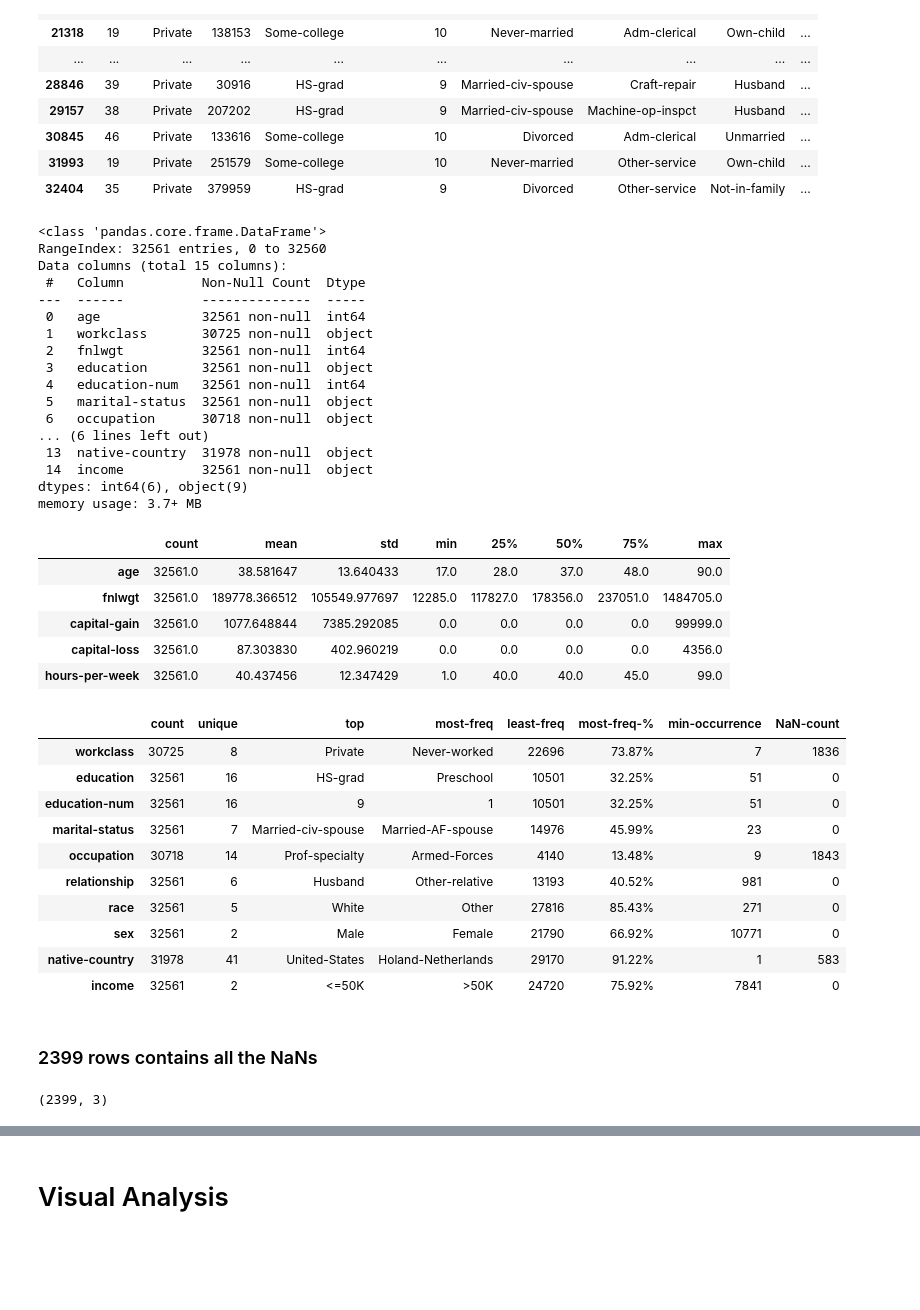
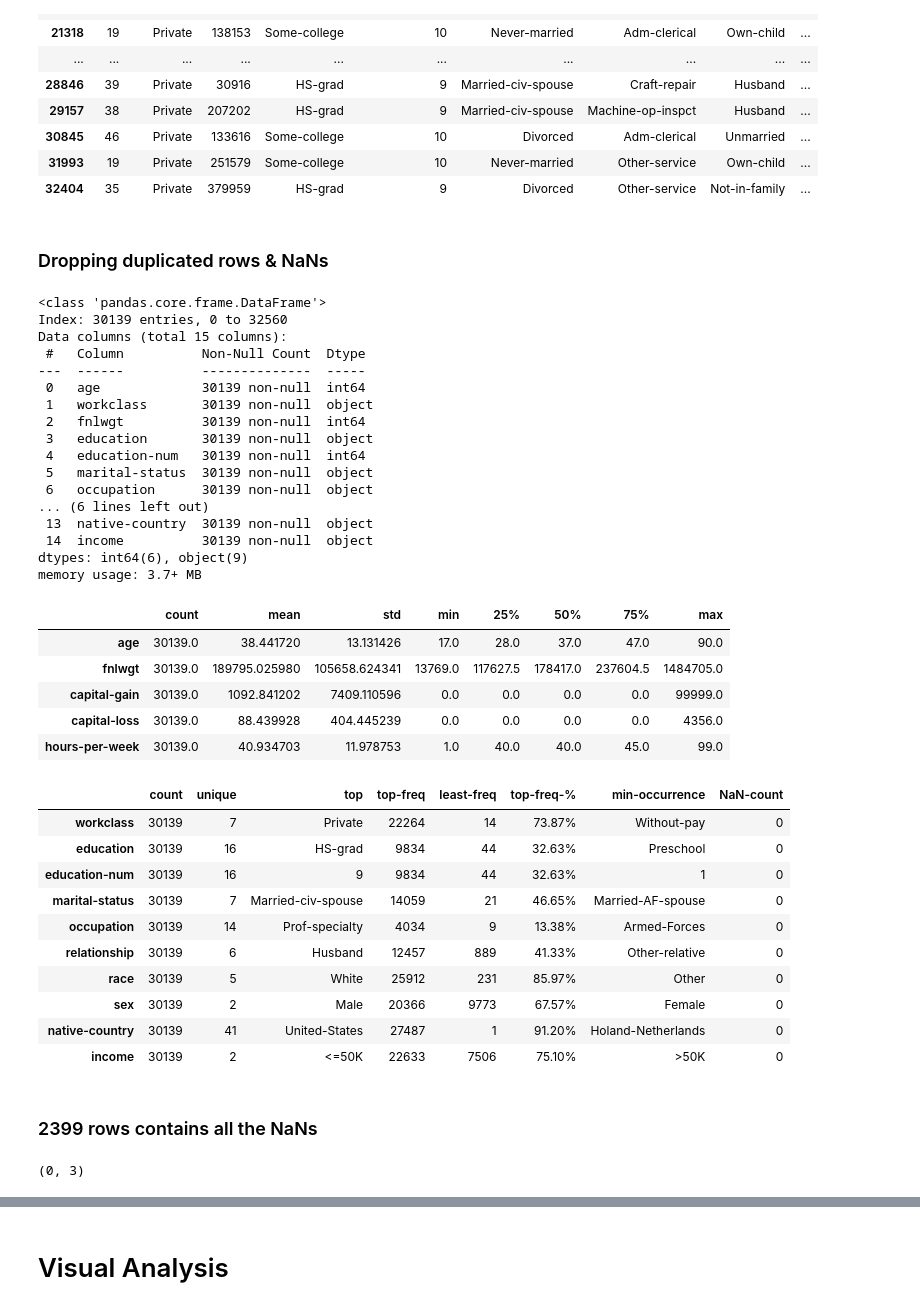
Before and after one commit to HanyAbdelsalam/UCI-Adult-Income-Data-Analysis-practice, a Jupyter notebook: main.ipynb, the cells around one changed output, grey strips where cells are left out. Drawn from its saved outputs; the diff is of its cells as text; code cells hidden in the pictures; blank space fills up the shorter version.

```diff
--- a/main.ipynb
+++ b/main.ipynb
@@ -84,24 +88,30 @@ train[train.duplicated()]
 | 30845 | 46 | Private | 133616 | Some-college | 10 | Divorced | Adm-clerical | Unmarried | ... |
 | 31993 | 19 | Private | 251579 | Some-college | 10 | Never-married | Other-service | Own-child | ... |
 | 32404 | 35 | Private | 379959 | HS-grad | 9 | Divorced | Other-service | Not-in-family | ... |
+# %% [markdown]
+### Dropping duplicated rows & NaNs
+# %%
+train = train.drop_duplicates()
+# %%
+train = train.dropna()
 # %%
 train.info()
 # %% [output]
 <class 'pandas.core.frame.DataFrame'>
-RangeIndex: 32561 entries, 0 to 32560
+Index: 30139 entries, 0 to 32560
 Data columns (total 15 columns):
  #   Column          Non-Null Count  Dtype
 ---  ------          --------------  -----
- 0   age             32561 non-null  int64
- 1   workclass       30725 non-null  object
- 2   fnlwgt          32561 non-null  int64
- 3   education       32561 non-null  object
- 4   education-num   32561 non-null  int64
- 5   marital-status  32561 non-null  object
- 6   occupation      30718 non-null  object
+ 0   age             30139 non-null  int64
+ 1   workclass       30139 non-null  object
+ 2   fnlwgt          30139 non-null  int64
+ 3   education       30139 non-null  object
+ 4   education-num   30139 non-null  int64
+ 5   marital-status  30139 non-null  object
+ 6   occupation      30139 non-null  object
 ... (6 lines left out)
- 13  native-country  31978 non-null  object
- 14  income          32561 non-null  object
+ 13  native-country  30139 non-null  object
+ 14  income          30139 non-null  object
 dtypes: int64(6), object(9)
 memory usage: 3.7+ MB
 # %%
@@ -110,53 +120,52 @@ numerical_df = train[numerical_columns]
 numerical_df.describe().T
 # %% [output]
 |  | count | mean | std | min | 25% | 50% | 75% | max |
-| age | 32561.0 | 38.581647 | 13.640433 | 17.0 | 28.0 | 37.0 | 48.0 | 90.0 |
-| fnlwgt | 32561.0 | 189778.366512 | 105549.977697 | 12285.0 | 117827.0 | 178356.0 | 237051.0 | 1484705.0 |
-| capital-gain | 32561.0 | 1077.648844 | 7385.292085 | 0.0 | 0.0 | 0.0 | 0.0 | 99999.0 |
-| capital-loss | 32561.0 | 87.303830 | 402.960219 | 0.0 | 0.0 | 0.0 | 0.0 | 4356.0 |
-| hours-per-week | 32561.0 | 40.437456 | 12.347429 | 1.0 | 40.0 | 40.0 | 45.0 | 99.0 |
+| age | 30139.0 | 38.441720 | 13.131426 | 17.0 | 28.0 | 37.0 | 47.0 | 90.0 |
+| fnlwgt | 30139.0 | 189795.025980 | 105658.624341 | 13769.0 | 117627.5 | 178417.0 | 237604.5 | 1484705.0 |
+| capital-gain | 30139.0 | 1092.841202 | 7409.110596 | 0.0 | 0.0 | 0.0 | 0.0 | 99999.0 |
+| capital-loss | 30139.0 | 88.439928 | 404.445239 | 0.0 | 0.0 | 0.0 | 0.0 | 4356.0 |
+| hours-per-week | 30139.0 | 40.934703 | 11.978753 | 1.0 | 40.0 | 40.0 | 45.0 | 99.0 |
 # %%
 categorical_columns = [ 'workclass', 'education', 'education-num', 'marital-status',
                         'occupation', 'relationship', 'race', 'sex', 'native-country', 'income']
-index = ['count', 'unique', 'top', 'most-freq', 'least-freq', 'most-freq-%', 'min-occurrence', 'NaN-count']
+index = ['count', 'unique', 'top', 'top-freq', 'least-freq', 'top-freq-%', 'min-occurrence', 'NaN-count']
 
 def summarize_column(column):
     value_counts = train[column].value_counts()
-     # Calculate percentage of the most frequent value
     most_freq_percentage = (value_counts.max() / train[column].count()) * 100
 
     return [
         train[column].count(),              # Non-null count
         train[column].nunique(),            # Number of unique values
-        value_counts.idxmax(),              # Most frequent value
-        value_counts.idxmin(),              # Least frequent value
+        value_counts.idxmax(),              # Most frequent value (label)
         value_counts.max(),                 # Frequency of the most frequent value
+        value_counts.min(),                 # Frequency of the least frequent value
         f"{most_freq_percentage:.2f}%",     # Percentage of the most frequent value
-        value_counts.min(),                 # Frequency of the least frequent value
+        value_counts.idxmin(),              # Least frequent value (label)
         train[column].isna().sum()          # Null count
     ]
 
 categorical_dict = {col: summarize_column(col) for col in categorical_columns}
 categorical_df = pd.DataFrame(categorical_dict, index=index)
 categorical_df.T
 # %% [output]
-|  | count | unique | top | most-freq | least-freq | most-freq-% | min-occurrence | NaN-count |
-| workclass | 30725 | 8 | Private | Never-worked | 22696 | 73.87% | 7 | 1836 |
-| education | 32561 | 16 | HS-grad | Preschool | 10501 | 32.25% | 51 | 0 |
-| education-num | 32561 | 16 | 9 | 1 | 10501 | 32.25% | 51 | 0 |
-| marital-status | 32561 | 7 | Married-civ-spouse | Married-AF-spouse | 14976 | 45.99% | 23 | 0 |
-| occupation | 30718 | 14 | Prof-specialty | Armed-Forces | 4140 | 13.48% | 9 | 1843 |
-| relationship | 32561 | 6 | Husband | Other-relative | 13193 | 40.52% | 981 | 0 |
-| race | 32561 | 5 | White | Other | 27816 | 85.43% | 271 | 0 |
-| sex | 32561 | 2 | Male | Female | 21790 | 66.92% | 10771 | 0 |
-| native-country | 31978 | 41 | United-States | Holand-Netherlands | 29170 | 91.22% | 1 | 583 |
-| income | 32561 | 2 | <=50K | >50K | 24720 | 75.92% | 7841 | 0 |
+|  | count | unique | top | top-freq | least-freq | top-freq-% | min-occurrence | NaN-count |
+| workclass | 30139 | 7 | Private | 22264 | 14 | 73.87% | Without-pay | 0 |
+| education | 30139 | 16 | HS-grad | 9834 | 44 | 32.63% | Preschool | 0 |
+| education-num | 30139 | 16 | 9 | 9834 | 44 | 32.63% | 1 | 0 |
+| marital-status | 30139 | 7 | Married-civ-spouse | 14059 | 21 | 46.65% | Married-AF-spouse | 0 |
+| occupation | 30139 | 14 | Prof-specialty | 4034 | 9 | 13.38% | Armed-Forces | 0 |
+| relationship | 30139 | 6 | Husband | 12457 | 889 | 41.33% | Other-relative | 0 |
+| race | 30139 | 5 | White | 25912 | 231 | 85.97% | Other | 0 |
+| sex | 30139 | 2 | Male | 20366 | 9773 | 67.57% | Female | 0 |
+| native-country | 30139 | 41 | United-States | 27487 | 1 | 91.20% | Holand-Netherlands | 0 |
+| income | 30139 | 2 | <=50K | 22633 | 7506 | 75.10% | >50K | 0 |
 # %% [markdown]
 ### 2399 rows contains all the NaNs
 # %%
 train[(train['workclass'].isna()) | (train['occupation'].isna()) | (train['native-country'].isna())][['workclass', 'occupation', 'native-country']].shape
 # %% [output]
-(2399, 3)
+(0, 3)
 # %%
 # train[train['workclass'].isna()][['workclass', 'occupation', 'native-country']]
 # train[train['occupation'].isna()][['workclass', 'occupation', 'native-country']]
```
Also changed, not shown: parts of 24 cells of this notebook.
